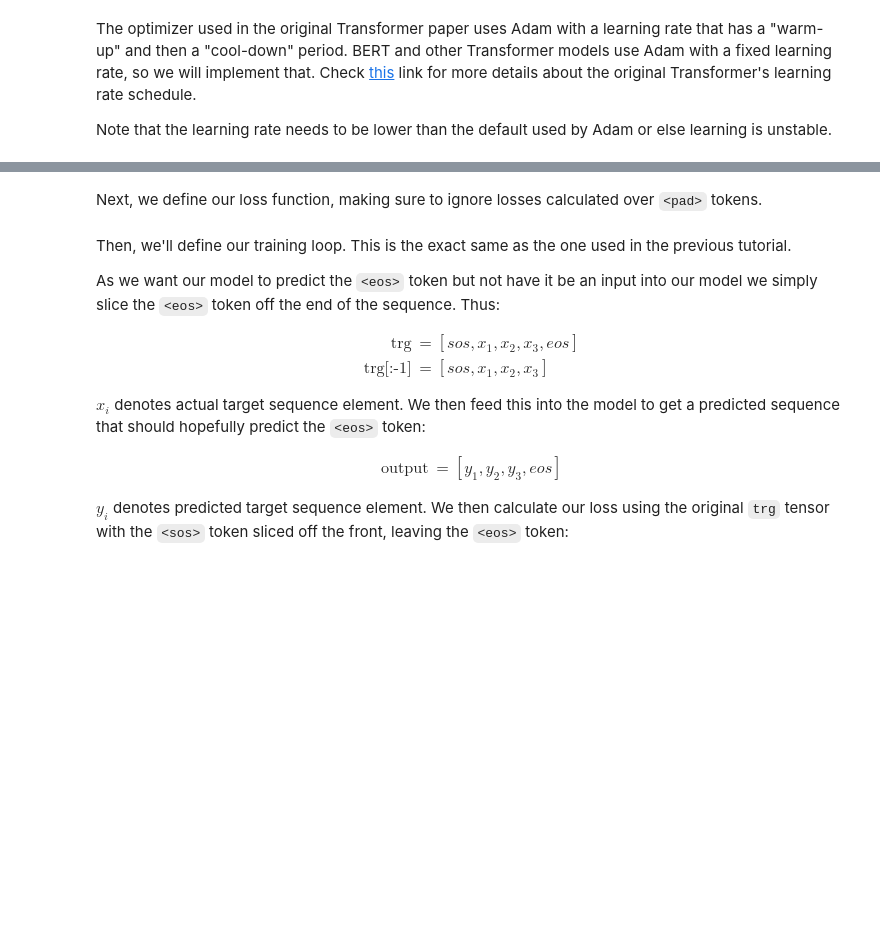
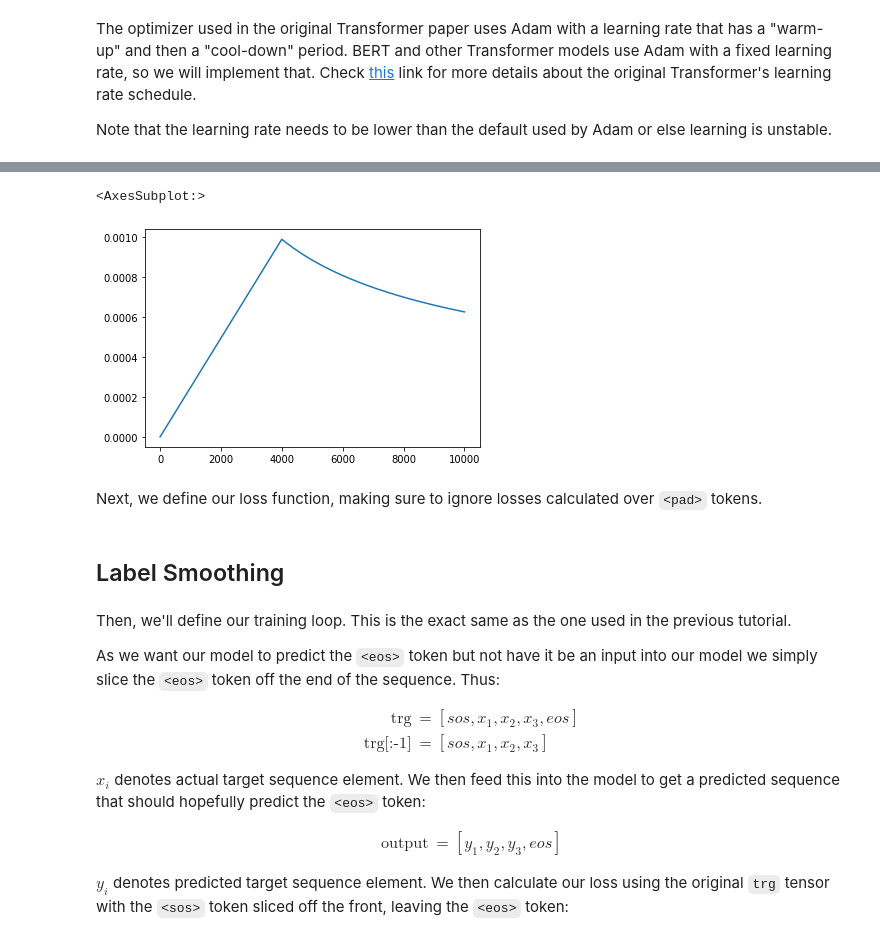
Before and after one commit to GyuminJack/torchstudy, a Jupyter notebook: 04Apr/01_refcode/6 - Attention is All You Need.ipynb, the cells around one changed output, grey strips where cells are left out. Saved outputs shown, nothing was run; the diff lists cells and outputs as text; code cells hidden in the pictures; blank space fills up the shorter version.

```diff
--- a/04Apr/01_refcode/6 - Attention is All You Need.ipynb
+++ b/04Apr/01_refcode/6 - Attention is All You Need.ipynb
@@ -666,7 +686,3 @@ model.apply(initialize_weights);
 The optimizer used in the original Transformer paper uses Adam with a learning rate that has a "warm-up" and then a "cool-down" period. BERT and other Transformer models use Adam with a fixed learning rate, so we will implement that. Check [this](http://nlp.seas.harvard.edu/2018/04/03/attention.html#optimizer) link for more details about the original Transformer's learning rate schedule.
 
 Note that the learning rate needs to be lower than the default used by Adam or else learning is unstable.
-# %%
-LEARNING_RATE = 0.0005
-
-optimizer = torch.optim.Adam(model.parameters(), lr = LEARNING_RATE)
@@ -673,2 +699,28 @@ optimizer = torch.optim.Adam(model.parameters(), lr = LEARNING_RATE)
+# %%
+# https://gaussian37.github.io/dl-pytorch-lr_scheduler
+class WarmupConstantSchedule(torch.optim.lr_scheduler.LambdaLR):
+    """ Linear warmup and then constant.
+        Linearly increases learning rate schedule from 0 to 1 over `warmup_steps` training steps.
+        Keeps learning rate schedule equal to 1. after warmup_steps.
+    """
+    def __init__(self, optimizer, d_model, warmup_steps):
+        def lr_lambda(step):
+            if step == 0:
+                return 0
+            lrate = (d_model ** -0.5) * min(step ** -0.5, step * (warmup_steps ** -1.5))
+            return lrate
+        super(WarmupConstantSchedule, self).__init__(optimizer, lr_lambda)
+# %%
+# optimizer의 lr을 1로 세팅해줘야함. 초기 값이 해당 값으로 설정됨.
+t_optimizer = torch.optim.Adam(model.parameters(), lr = 1)
+t_scheduler = WarmupConstantSchedule(t_optimizer, d_model = HID_DIM, warmup_steps=4000)
+watch_lr = []
+for step in range(10000):
+    watch_lr.append(t_scheduler.get_last_lr()[0])
+    t_scheduler.step()
+sns.lineplot(data = watch_lr)
+# %% [output]
+<AxesSubplot:>
+[figure, added]
 # %% [markdown]
 Next, we define our loss function, making sure to ignore losses calculated over `<pad>` tokens.
@@ -676,0 +727,2 @@ criterion = nn.CrossEntropyLoss(ignore_index = TRG_PAD_IDX)
+# %% [markdown]
+## Label Smoothing
```
Also changed, not shown: parts of 27 cells of this notebook.
